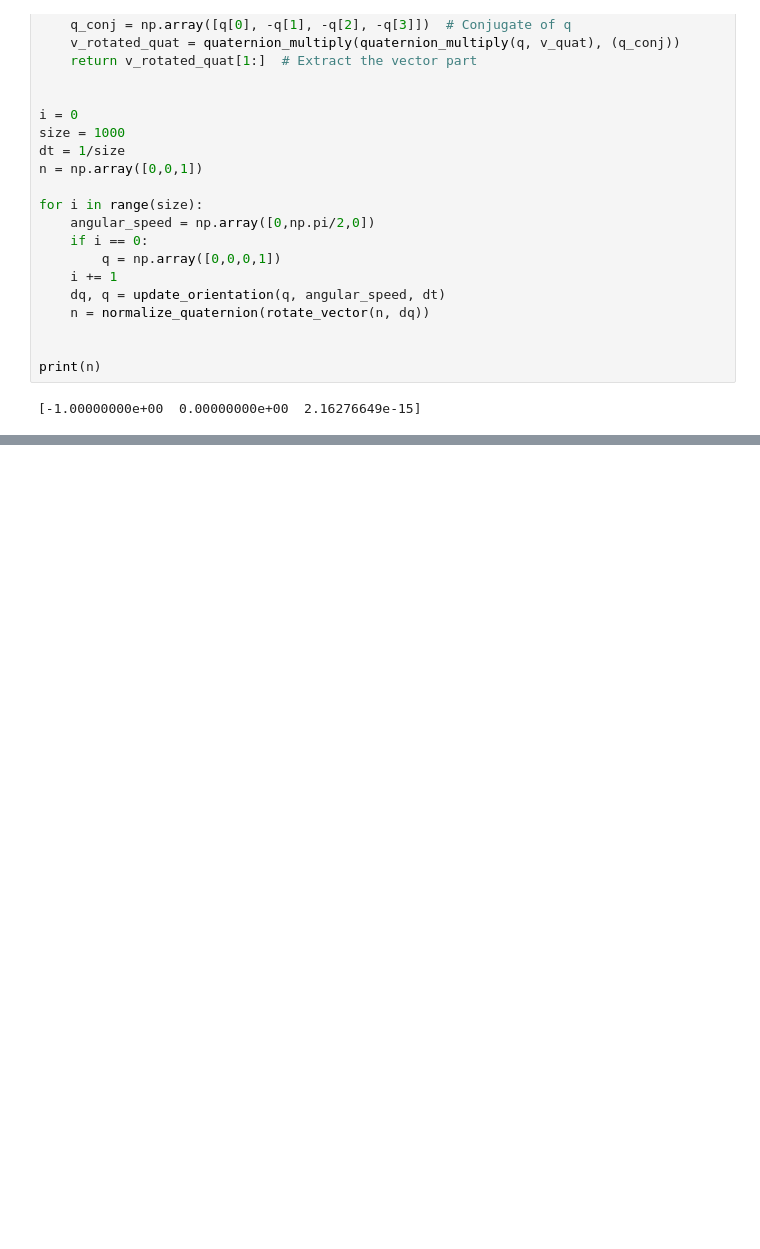
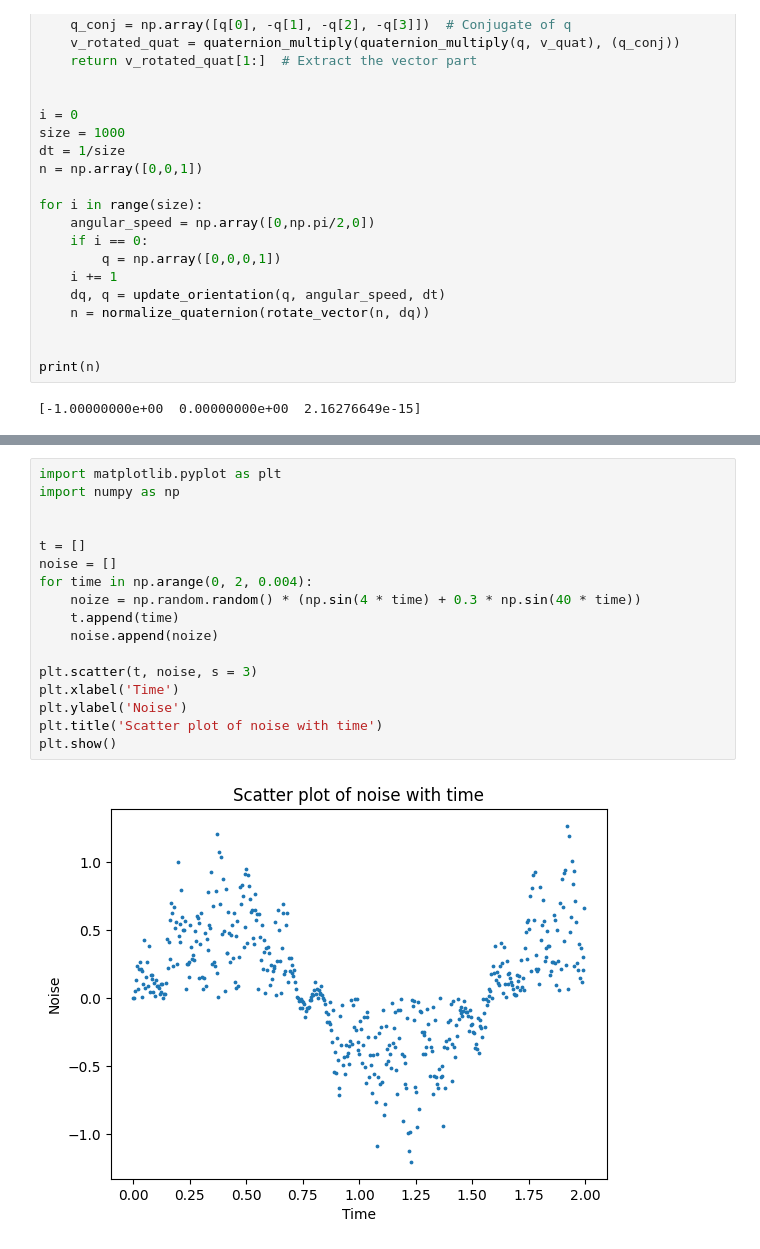
Before and after one commit to Astro-Coco/Drone-Sim, a Jupyter notebook: test2.ipynb, the cells around one changed output, grey strips where cells are left out. Drawn from its saved outputs; the diff is of its cells as text; blank space fills up the shorter version.

```diff
--- a/test2.ipynb
+++ b/test2.ipynb
@@ -106,0 +111,19 @@ print(n)
+# %%
+import matplotlib.pyplot as plt
+import numpy as np
+
+
+t = []
+noise = []
+for time in np.arange(0, 2, 0.004):
+    noize = np.random.random() * (np.sin(4 * time) + 0.3 * np.sin(40 * time))
+    t.append(time)
+    noise.append(noize)
+
+plt.scatter(t, noise, s = 3)
+plt.xlabel('Time')
+plt.ylabel('Noise')
+plt.title('Scatter plot of noise with time')
+plt.show()
+# %% [output]
+[figure, added]
```
Also changed, not shown: parts of 2 cells of this notebook, 2 other files.
